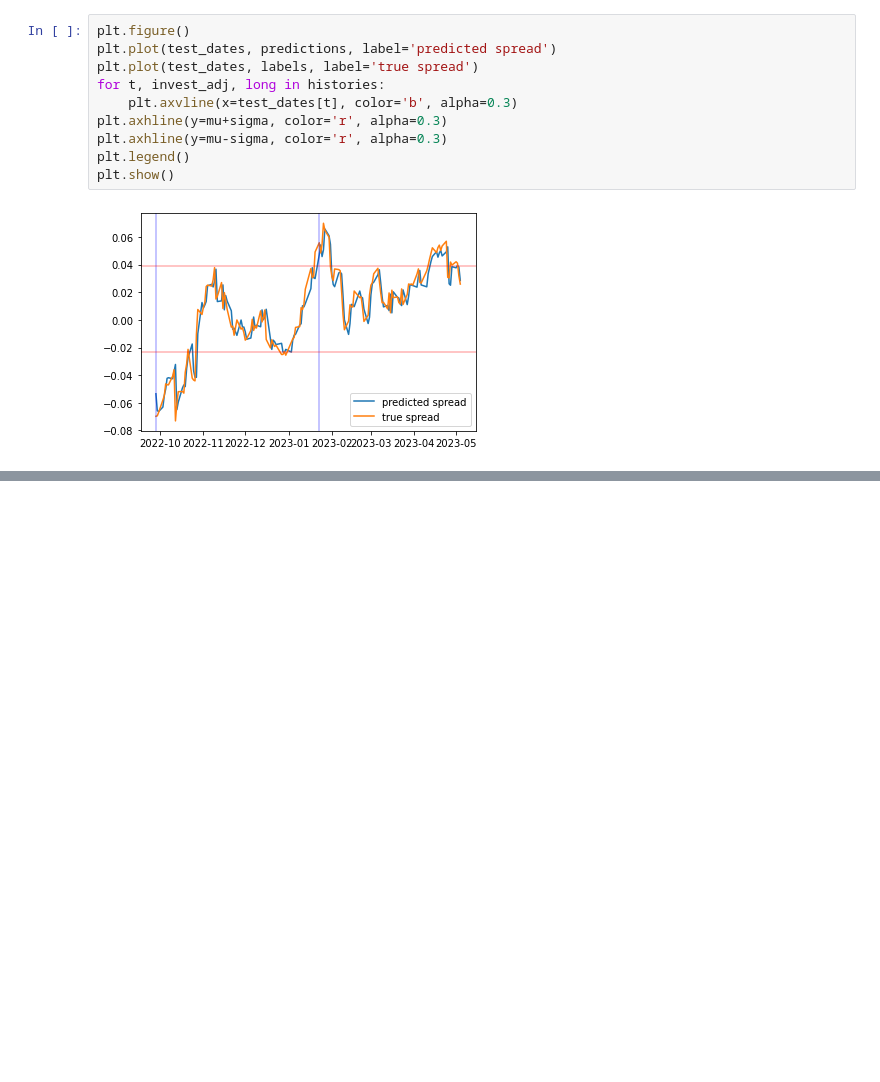
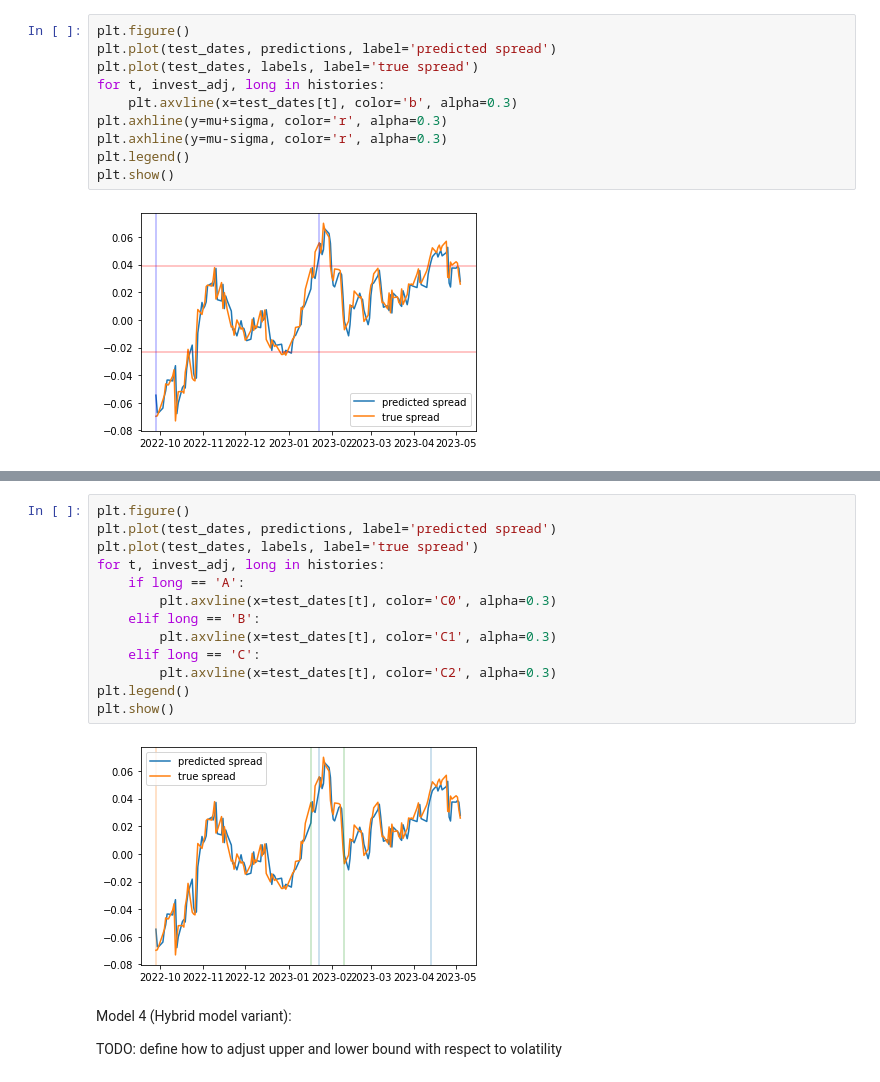
Before and after one commit to zichuan-scott-xu/pairs-trading-simulation, a Jupyter notebook: pairs-trading-scott.ipynb, the cells around one changed output, grey strips where cells are left out. Saved outputs shown, nothing was run; the diff lists cells and outputs as text; blank space fills up the shorter version.

Commit message:
written model 3 and analysis code, some docs

```diff
--- a/pairs-trading-scott.ipynb
+++ b/pairs-trading-scott.ipynb
@@ -414,0 +544,19 @@ plt.show()
+# %%
+plt.figure()
+plt.plot(test_dates, predictions, label='predicted spread')
+plt.plot(test_dates, labels, label='true spread')
+for t, invest_adj, long in histories:
+    if long == 'A':
+        plt.axvline(x=test_dates[t], color='C0', alpha=0.3)
+    elif long == 'B':
+        plt.axvline(x=test_dates[t], color='C1', alpha=0.3)
+    elif long == 'C':
+        plt.axvline(x=test_dates[t], color='C2', alpha=0.3)
+plt.legend()
+plt.show()
+# %% [output]
+[figure, added]
+# %% [markdown]
+Model 4 (Hybrid model variant):
+
+TODO: define how to adjust upper and lower bound with respect to volatility
```
Also changed, not shown: parts of 17 cells of this notebook.
